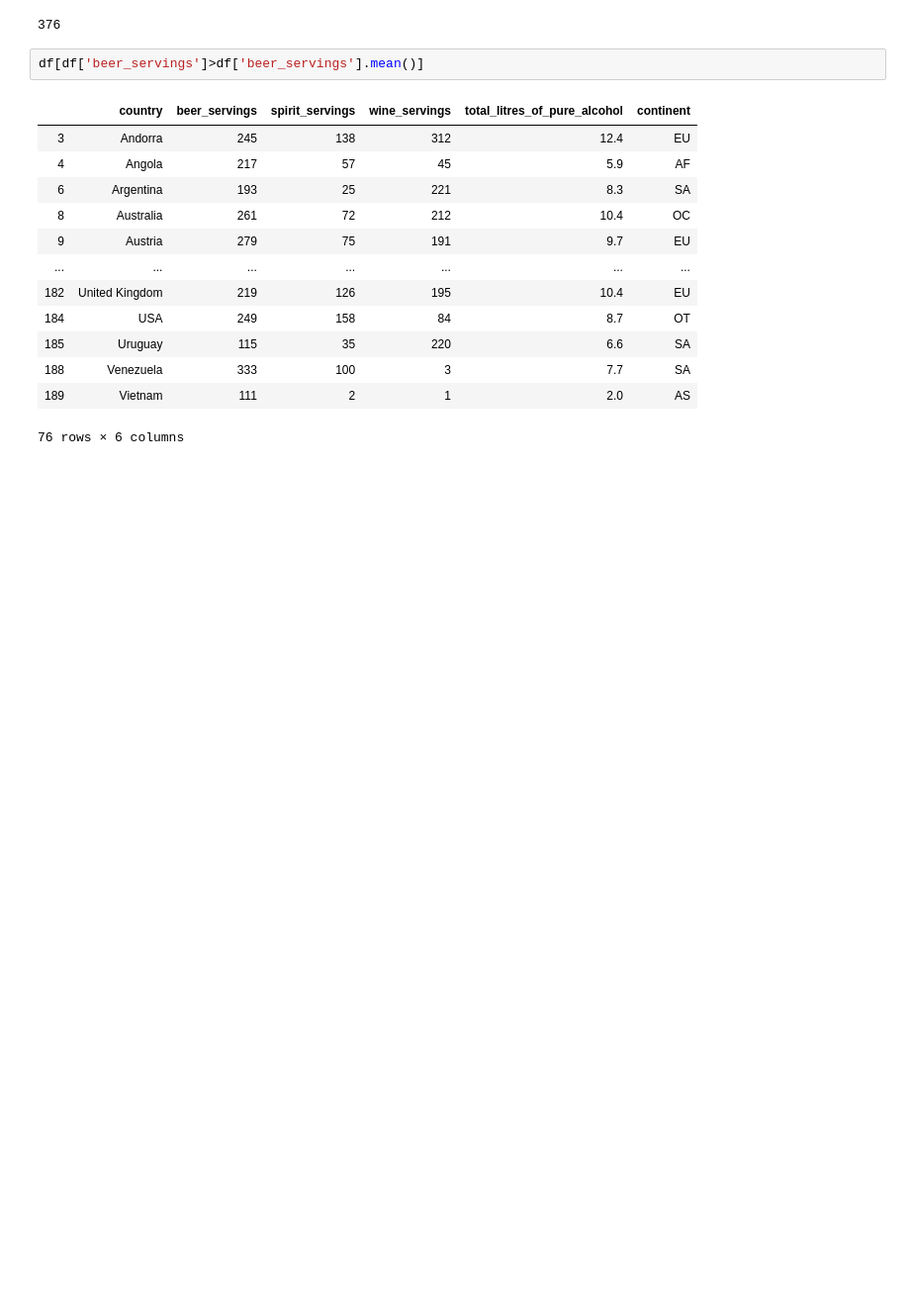
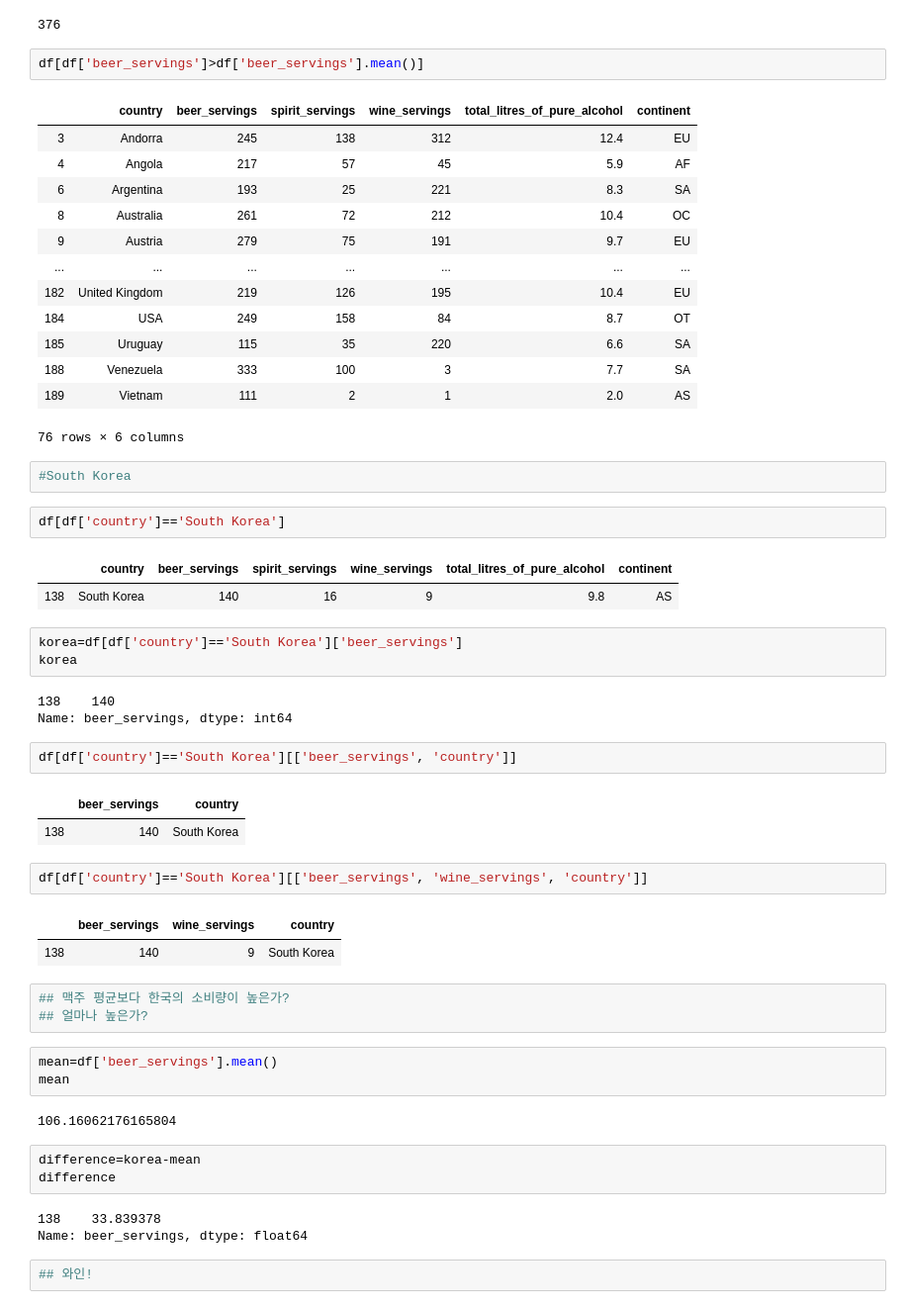
Before and after one commit to kwak-dong-su/data-crawling, a Jupyter notebook: data05/국가별음주데이터분석.ipynb, the cells around one changed output. Shown: that part at 99% size. Saved outputs shown, nothing was run; the diff lists cells and outputs as text; blank space fills up the shorter version.

```diff
--- a/data05/국가별음주데이터분석.ipynb
+++ b/data05/국가별음주데이터분석.ipynb
@@ -454,3 +452,42 @@ df[df['beer_servings']>df['beer_servings'].mean()]
 | 188 | Venezuela | 333 | 100 | 3 | 7.7 | SA |
 | 189 | Vietnam | 111 | 2 | 1 | 2.0 | AS |
 76 rows × 6 columns
+# %%
+#South Korea
+# %%
+df[df['country']=='South Korea']
+# %% [output]
+|  | country | beer_servings | spirit_servings | wine_servings | total_litres_of_pure_alcohol | continent |
+| 138 | South Korea | 140 | 16 | 9 | 9.8 | AS |
+# %%
+korea=df[df['country']=='South Korea']['beer_servings']
+korea
+# %% [output]
+138    140
+Name: beer_servings, dtype: int64
+# %%
+df[df['country']=='South Korea'][['beer_servings', 'country']]
+# %% [output]
+|  | beer_servings | country |
+| 138 | 140 | South Korea |
+# %%
+df[df['country']=='South Korea'][['beer_servings', 'wine_servings', 'country']]
+# %% [output]
+|  | beer_servings | wine_servings | country |
+| 138 | 140 | 9 | South Korea |
+# %%
+## 맥주 평균보다 한국의 소비량이 높은가?
+## 얼마나 높은가?
+# %%
+mean=df['beer_servings'].mean()
+mean
+# %% [output]
+106.16062176165804
+# %%
+difference=korea-mean
+difference
+# %% [output]
+138    33.839378
+Name: beer_servings, dtype: float64
+# %%
+## 와인!
```
Also changed, not shown: parts of 4 cells of this notebook, 10 other files.
